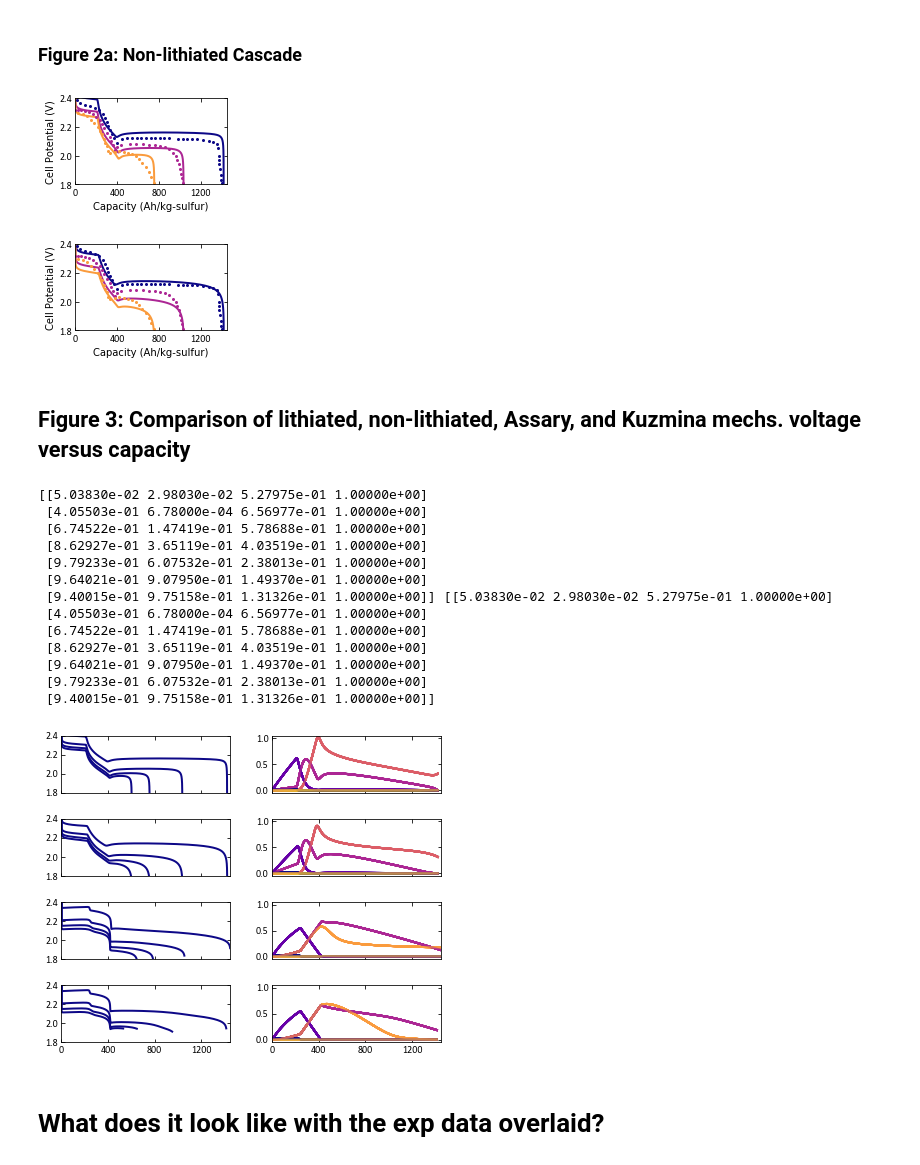
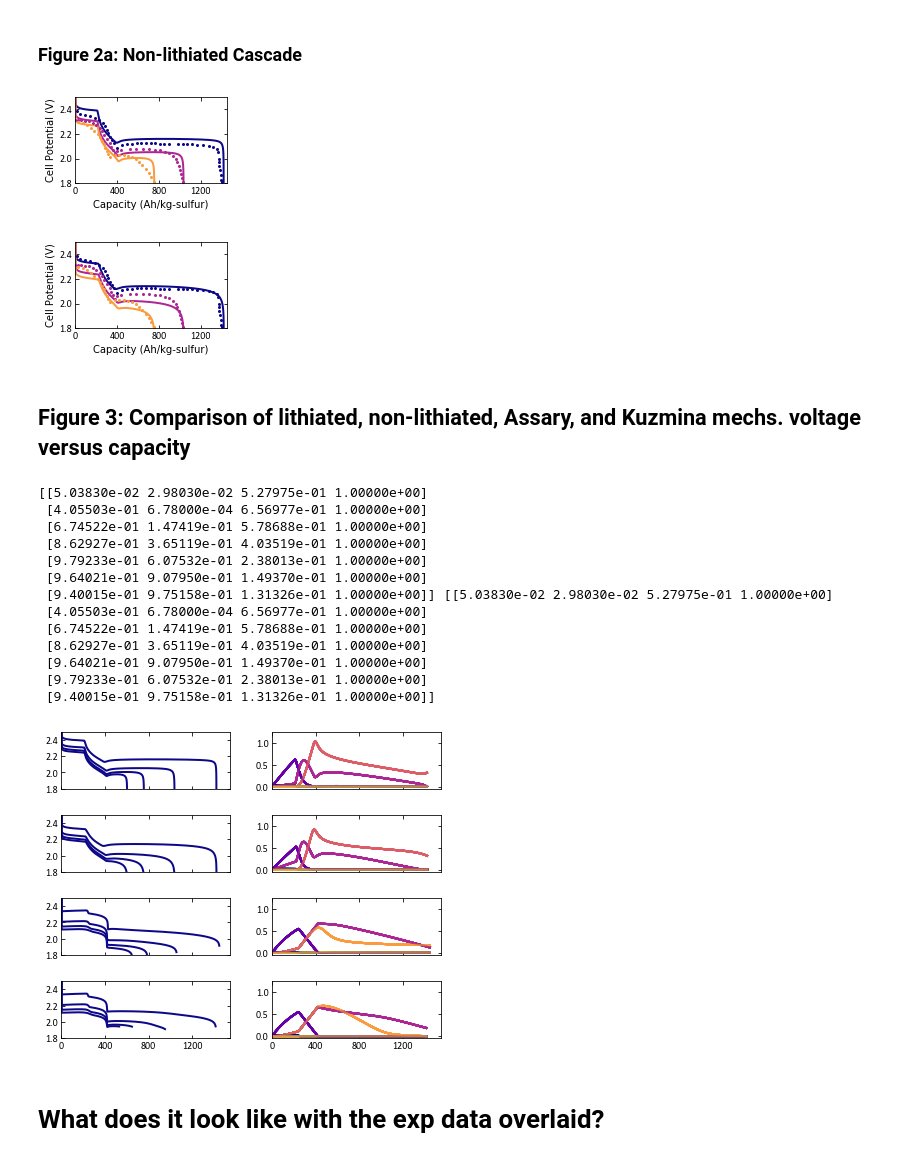
Before and after one commit to decaluwe/2020_Li_Sulfur_Modeling, a Jupyter notebook: Figures/scripts/Li_S Plotting.ipynb, the cells around one changed output. Saved outputs shown, nothing was run; the diff lists cells and outputs as text; code cells hidden in the pictures.

```diff
--- a/Figures/scripts/Li_S Plotting.ipynb
+++ b/Figures/scripts/Li_S Plotting.ipynb
@@ -369,7 +315,7 @@ p6, = plt.plot(exp_data_1C.iloc[:,0], exp_data_1C.iloc[:,1], 'bo', color=species
 
 plt.xlim((0, 1450))
 plt.xticks([0, 400, 800, 1200])
-plt.ylim((1.8, 2.4))
+plt.ylim((1.8, 2.5))
 
 plt.xlabel('Capacity (Ah/kg-sulfur)')
 plt.ylabel('Cell Potential (V)')
@@ -377,7 +323,7 @@ fig.savefig('Figure2a_CascadeValidation.pdf',dpi=350)
 plt.show()
 os.chdir(owd)
 # %% [output]
-[figure, old version]
+[figure, new version]
 # %%
 os.chdir(owd)
 # os.chdir('Figures/voltage/Andrei validation')
@@ -403,7 +349,7 @@ p6, = plt.plot(exp_data_1C.iloc[:,0], exp_data_1C.iloc[:,1], 'o', color=species_
 
 plt.xlim((0, 1450))
 plt.xticks([0, 400, 800, 1200])
-plt.ylim((1.8, 2.4))
+plt.ylim((1.8, 2.5))
 
 plt.xlabel('Capacity (Ah/kg-sulfur)')
 plt.ylabel('Cell Potential (V)')
@@ -411,7 +357,7 @@ fig.savefig('Figure2b_LithiatedCascadeValidation.pdf',dpi=350)
 plt.show()
 os.chdir(owd)
 # %% [output]
-[figure, old version]
+[figure, new version]
 # %% [markdown]
 ## Figure 3: Comparison of lithiated, non-lithiated, Assary, and Kuzmina mechs. voltage versus capacity
 # %%
@@ -451,37 +397,37 @@ for i in np.arange(0, 1, 1):
             axs[0,1].plot(Cap_cascade_85pct25um[keys_s[i]], C_k_cascade_85pct25um[keys_s[i]].iloc[:, k+offset],
                      linewidth=lw, color=species_cmap[k], alpha = alphas[j])
             axs[2,1].plot(Cap_assary_85pct25um[keys_s[i]], C_k_assary_85pct25um[keys_s[i]].iloc[:, k+offset],
                          linewidth=lw, color=cmap_atomistic[k], alpha = alphas[j])
             axs[3,1].plot(Cap_kuzmina_85pct25um[keys_s[i]], C_k_kuzmina_85pct25um[keys_s[i]].iloc[:, k+offset],
                          linewidth=lw, color=cmap_atomistic[k], alpha = alphas[j])
 
-plt.xlim((0, 1450))
+plt.xlim((0, 1550))
 plt.xticks([0, 400, 800, 1200])
 
 for i in range(4):
-    axs[i,0].set_ylim((1.8,2.4))
+    axs[i,0].set_ylim((1.8,2.5))
     axs[i,0].set_yticks([1.8, 2.0, 2.2, 2.4])
-    axs[i,1].set_ylim((-0.05,1.05))
+    axs[i,1].set_ylim((-0.05,1.25))
     axs[i,1].set_yticks([0.0, 0.5, 1.0])
 
 plt.show()
 fig.savefig('Figure3_Mechanism_comparison.pdf')
 os.chdir(owd)
 # %% [output]
 [[5.03830e-02 2.98030e-02 5.27975e-01 1.00000e+00]
  [4.05503e-01 6.78000e-04 6.56977e-01 1.00000e+00]
  [6.74522e-01 1.47419e-01 5.78688e-01 1.00000e+00]
  [8.62927e-01 3.65119e-01 4.03519e-01 1.00000e+00]
  [9.79233e-01 6.07532e-01 2.38013e-01 1.00000e+00]
  [9.64021e-01 9.07950e-01 1.49370e-01 1.00000e+00]
  [9.40015e-01 9.75158e-01 1.31326e-01 1.00000e+00]] [[5.03830e-02 2.98030e-02 5.27975e-01 1.00000e+00]
  [4.05503e-01 6.78000e-04 6.56977e-01 1.00000e+00]
  [6.74522e-01 1.47419e-01 5.78688e-01 1.00000e+00]
  [8.62927e-01 3.65119e-01 4.03519e-01 1.00000e+00]
  [9.64021e-01 9.07950e-01 1.49370e-01 1.00000e+00]
  [9.79233e-01 6.07532e-01 2.38013e-01 1.00000e+00]
  [9.40015e-01 9.75158e-01 1.31326e-01 1.00000e+00]]
-[figure, old version]
+[figure, new version]
 # %% [markdown]
 # What does it look like with the exp data overlaid?
 # %%
```
Also changed, not shown: parts of 17 cells of this notebook, 29 other files.
